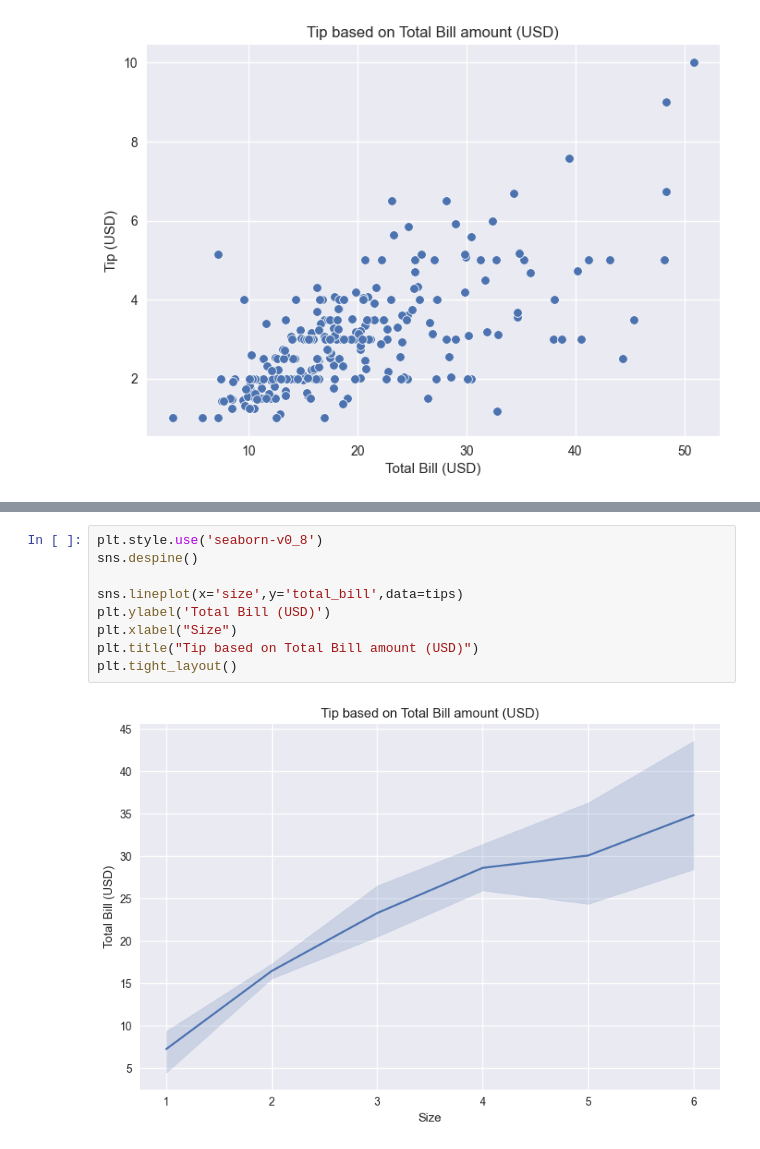
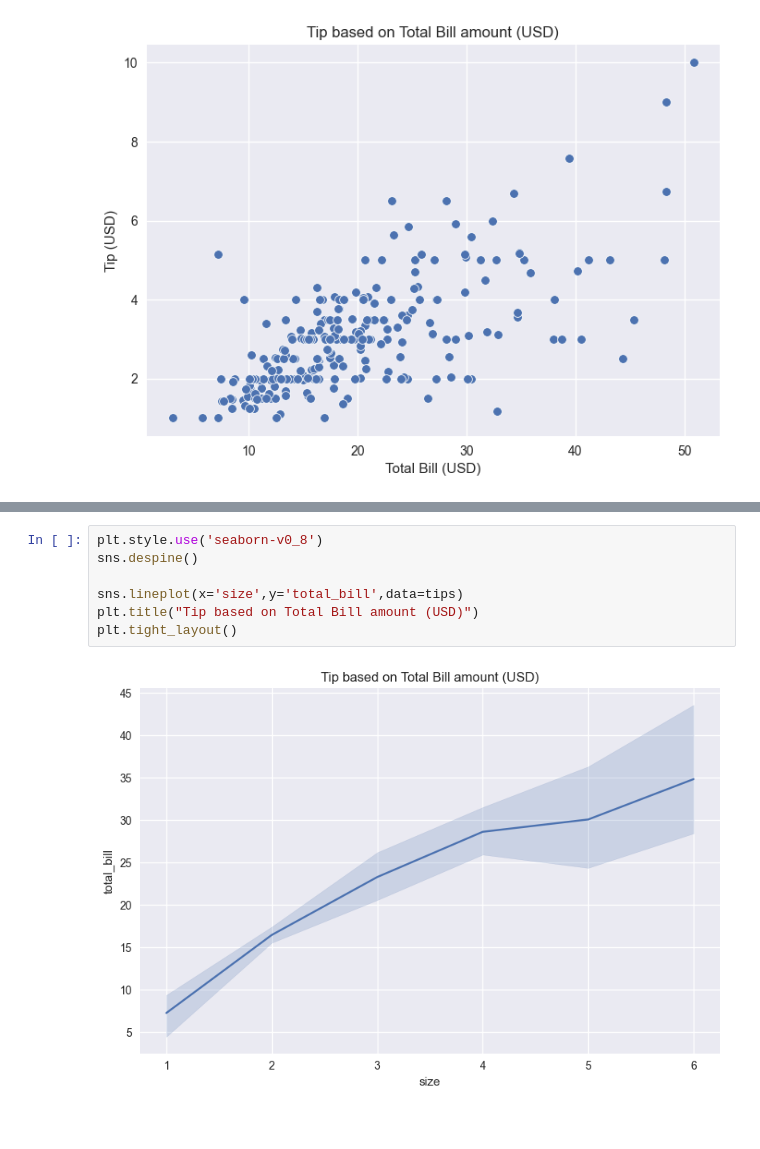
Before and after one commit to Himanshu1104K/SeabornTutorial, a Jupyter notebook: Day1.ipynb, the cells around one changed output, grey strips where cells are left out. Cells and saved outputs as stored; diff of their text form.

```diff
--- a/Day1.ipynb
+++ b/Day1.ipynb
@@ -43,11 +39,9 @@ Text(0.5, 1.0, 'Tip based on Total Bill amount (USD)')
 # %%
 plt.style.use('seaborn-v0_8')
 sns.despine()
 
 sns.lineplot(x='size',y='total_bill',data=tips)
-plt.ylabel('Total Bill (USD)')
-plt.xlabel("Size")
 plt.title("Tip based on Total Bill amount (USD)")
 plt.tight_layout()
 # %% [output]
-[figure, old version]
+[figure, new version]
```
Also changed, not shown: parts of 2 cells of this notebook, 1 other file.
